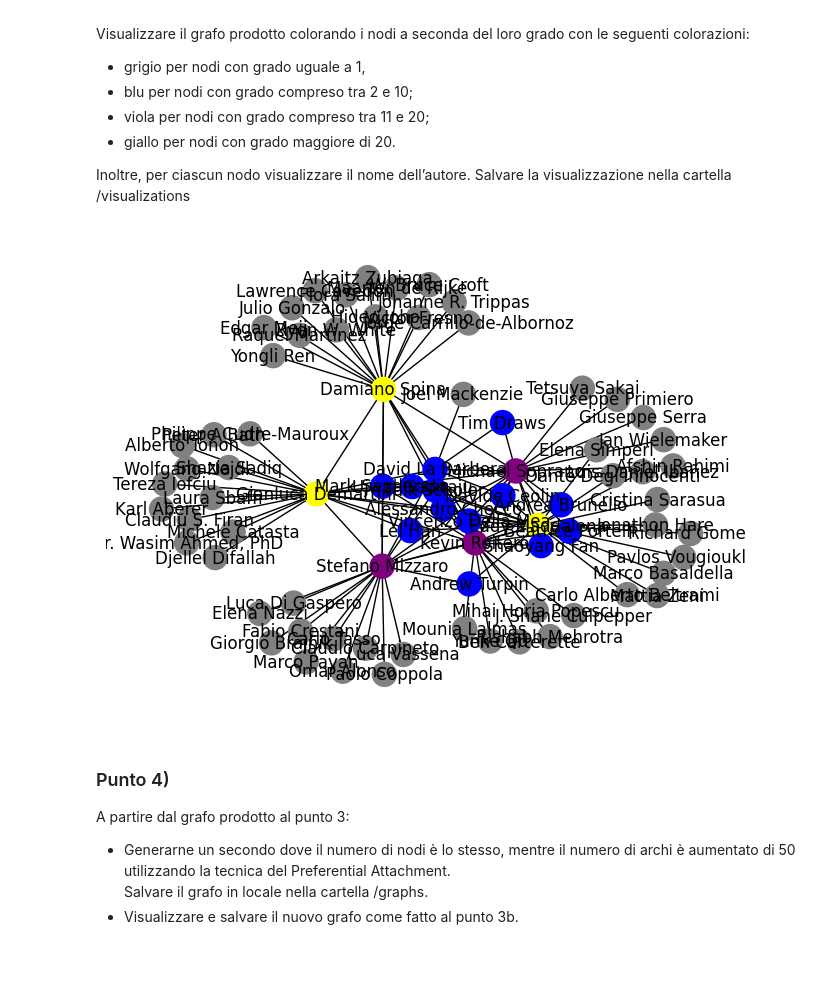
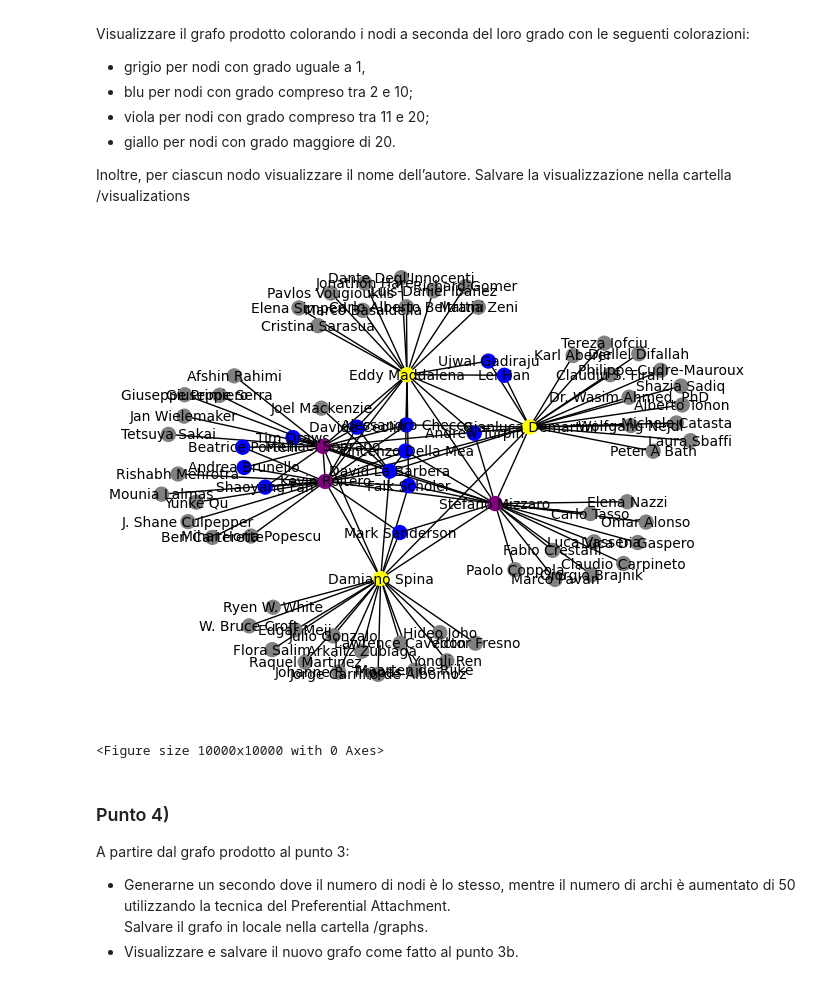
Before and after one commit to g4ix/serpAPI-authors, a Jupyter notebook: progetto-Simeoni_Ramirez_DiNotoMarrella_Pittis.ipynb, the cells around one changed output. Cells and saved outputs as stored; diff of their text form; code cells hidden in the pictures.

```diff
--- a/progetto-Simeoni_Ramirez_DiNotoMarrella_Pittis.ipynb
+++ b/progetto-Simeoni_Ramirez_DiNotoMarrella_Pittis.ipynb
@@ -282,32 +283,35 @@ Visualizzare il grafo prodotto colorando i nodi a seconda del loro grado con le
 
 Inoltre, per ciascun nodo visualizzare il nome dell’autore. Salvare la visualizzazione nella cartella /visualizations
 # %%
-
 node_colors = []
 for node, degree in grafo.degree():
     if degree == 1:
         node_colors.append('gray')
     elif 2 <= degree <= 10:
         node_colors.append('blue')
     elif 11 <= degree <= 20:
         node_colors.append('purple')
     else:
         node_colors.append('yellow')
 
 # Disegna il grafo con i nodi colorari
 nx.draw(
     grafo,
     with_labels=True,
     pos = nx.spring_layout(grafo),
+    font_size =10,
+    node_size = 100,
     node_color=node_colors)
 
-# Salvo il grafo come pdf
-plt.savefig('visualizations/graph.pdf', format='pdf')
+plt.figure(figsize=(100, 100))
+# Salvo il grafo come PNG
+plt.savefig('visualizations/first_graph.png', format='png')
 
 # Mostra il grafo
 plt.show()
 # %% [output]
-[figure, old version]
+[figure, new version]
+<Figure size 10000x10000 with 0 Axes>
 # %% [markdown]
 ### Punto 4)
 A partire dal grafo prodotto al punto 3:
```
Also changed, not shown: parts of 6 cells of this notebook, 21 other files.
